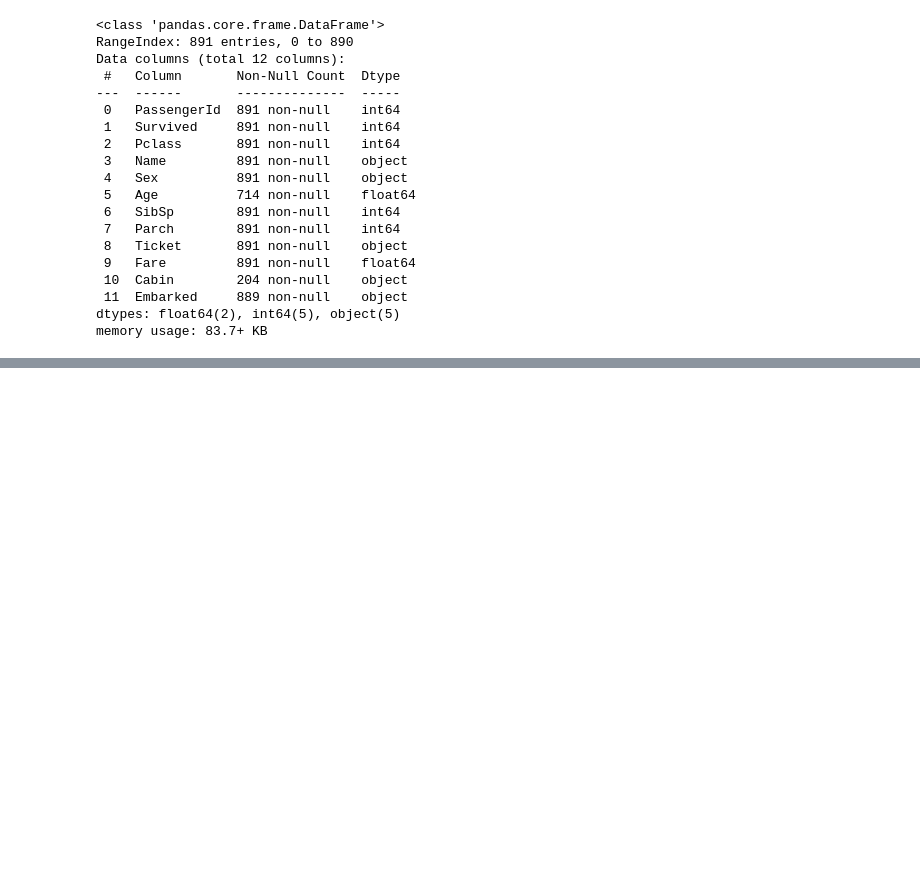
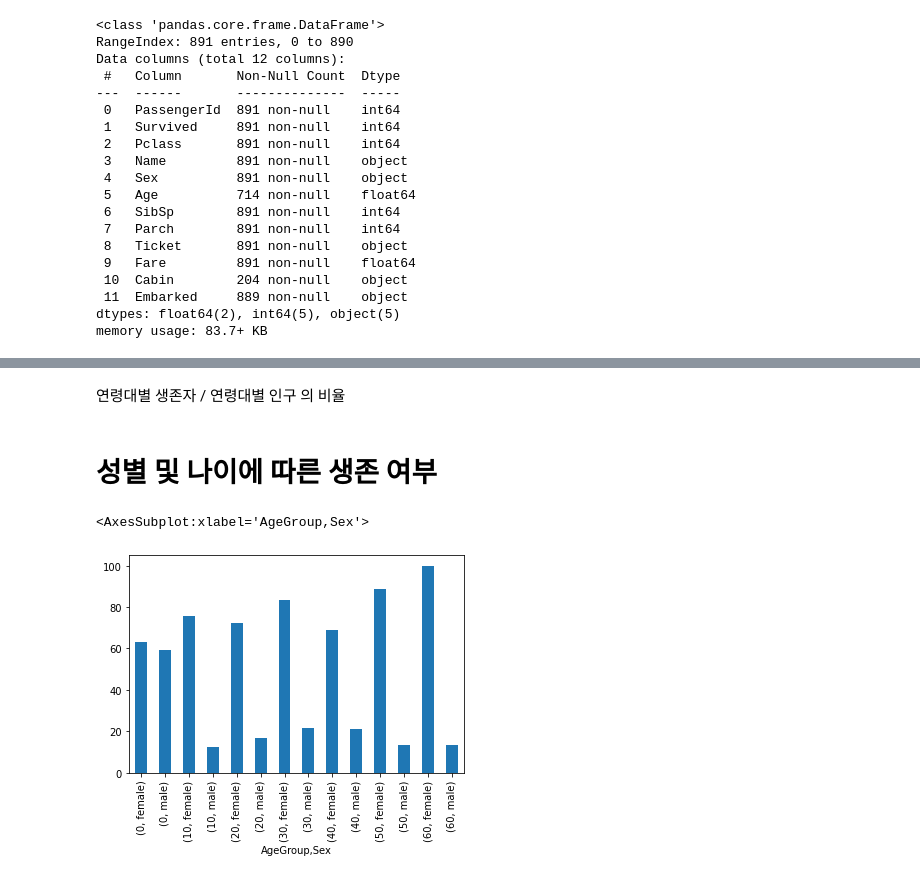
Before and after one commit to Lee2532/kaggle_study, a Jupyter notebook: titanic/타이타닉 분석.ipynb, the cells around one changed output, grey strips where cells are left out. Saved outputs shown, nothing was run; the diff lists cells and outputs as text; code cells hidden in the pictures; blank space fills up the shorter version.

```diff
--- a/titanic/타이타닉 분석.ipynb
+++ b/titanic/타이타닉 분석.ipynb
@@ -58,0 +204,9 @@ Name: Sex, Length: 891, dtype: object
+# %% [markdown]
+연령대별 생존자 / 연령대별 인구 의 비율
+# %% [markdown]
+# 성별 및 나이에 따른 생존 여부
+# %%
+(train_df.groupby(['AgeGroup', 'Sex']).mean().sort_values(by='AgeGroup', ascending=False)['Survived'].sort_index() * 100).plot.bar()
+# %% [output]
+<AxesSubplot:xlabel='AgeGroup,Sex'>
+[figure, added]
```
Also changed, not shown: parts of 53 cells of this notebook.
